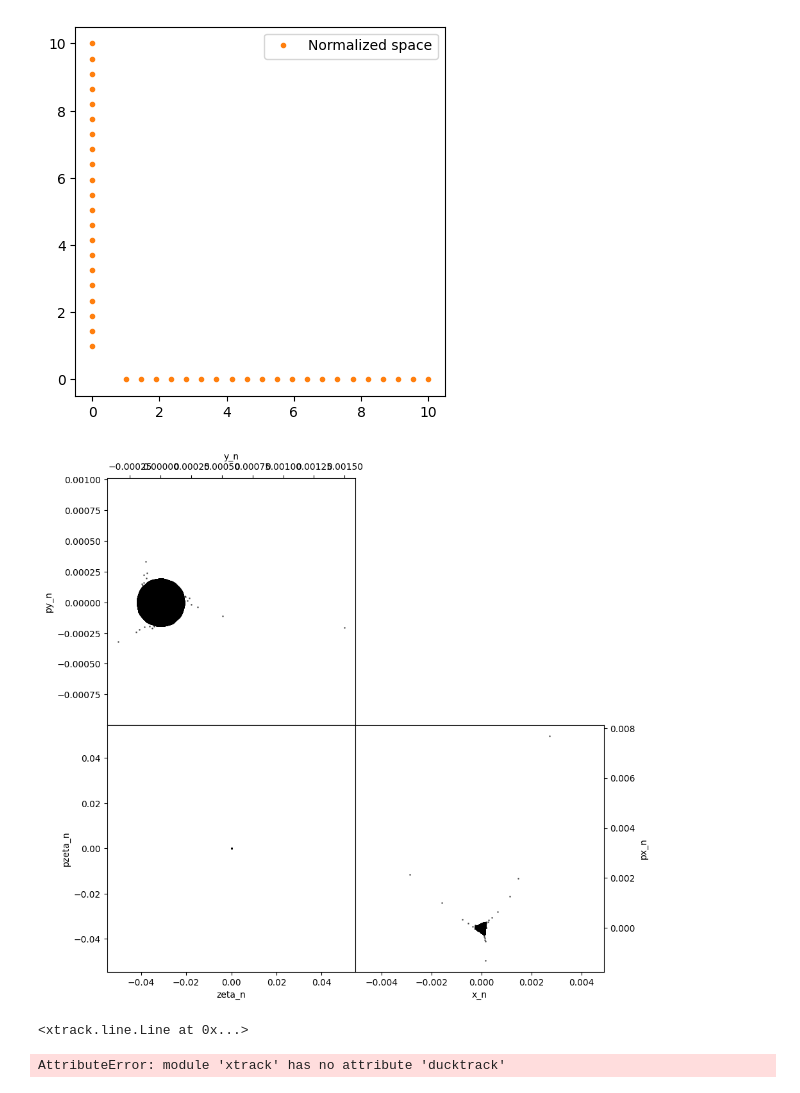
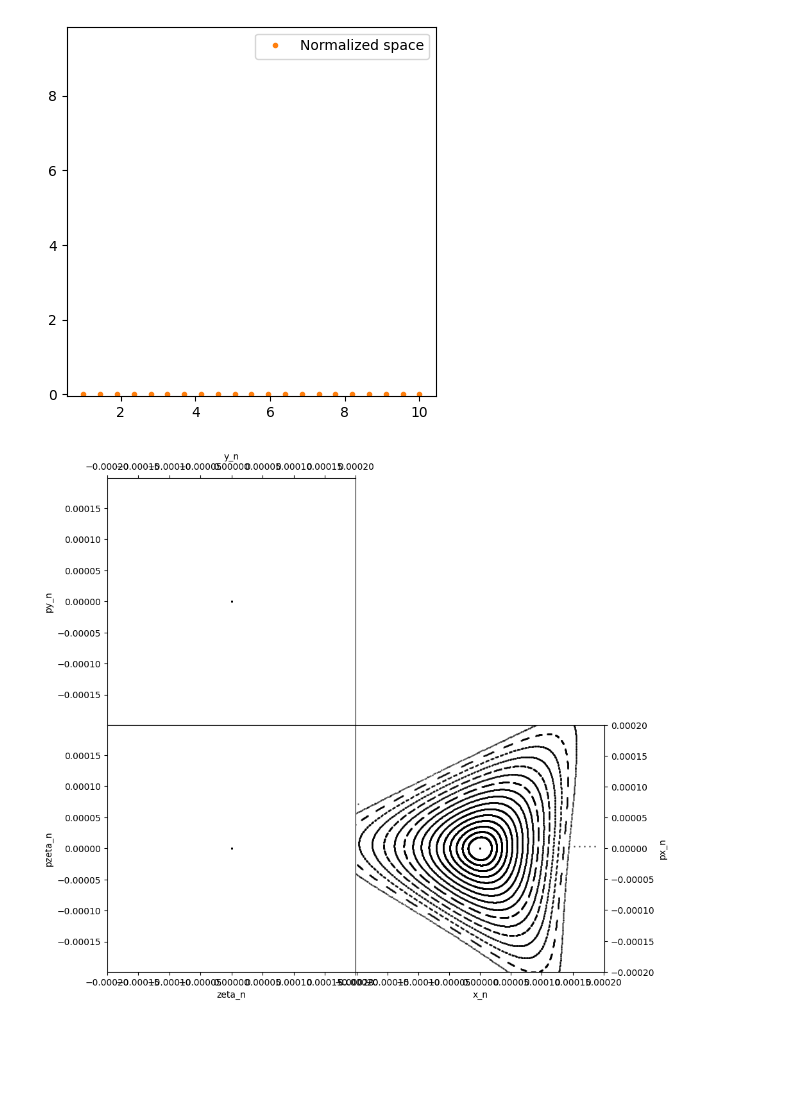
Before and after one commit to pbelange/McMillan, a Jupyter notebook: Machines/racetrack/001_makeLine.ipynb, the cells around one changed output. Saved outputs shown, nothing was run; the diff lists cells and outputs as text; code cells hidden in the pictures; blank space fills up the shorter version.

Commit message:
Tested one-turn map

```diff
--- a/Machines/racetrack/001_makeLine.ipynb
+++ b/Machines/racetrack/001_makeLine.ipynb
@@ -89,7 +89,7 @@ def generate_particles(method       = '4d'):
     # Generating Coord grid
     #=========================================================
     coordinates = phys.polar_grid(  r_sig     = np.linspace(1,10,21),
-                                    theta_sig = [0,np.pi/2],
+                                    theta_sig = [0],
                                     emitt     = [2.5e-6,2.5e-6])
     coordinates.insert(0,'delta',0)
     group_length = len(coordinates)
@@ -122,7 +122,7 @@ plt.legend()
 
 
 particles,coordinates = generate_particles()
-tracked= xPlus.Tracking(tracker, particles, n_turns = 10*1024,method='4D',progress=True)
+tracked= xPlus.Tracking(tracker, particles, n_turns = 1000,method='4D',progress=True)
 
 
 
@@ -132,12 +132,15 @@ fig, axs = plt.subplots(2, 2,figsize=(10,10))
 for plane,ax in zip(['x','y','zeta'],[axs[1,1],axs[0,0],axs[1,0]]):
     plt.sca(ax)
     for ID,part in tracked.df.groupby('particle'):
-        # plt.plot(part[f'{plane}'],part[f'p{plane}'],'o',color='k',alpha=0.5,ms=1,label='Normalized space')
-        plt.plot(part[f'{plane}_n'],part[f'p{plane}_n'],'o',color='k',alpha=0.5,ms=1,label='Normalized space')
+        plt.plot(part[f'{plane}'],part[f'p{plane}'],'o',color='k',alpha=0.5,ms=1,label='Normalized space')
+        # plt.plot(part[f'{plane}_n'],part[f'p{plane}_n'],'o',color='k',alpha=0.5,ms=1,label='Normalized space')
 
     plt.axis('equal')
     plt.xlabel(f'{plane}_n')
     plt.ylabel(f'p{plane}_n')
+
+    plt.xlim([-2e-4,2e-4])
+    plt.ylim([-2e-4,2e-4])
 
 axs[0,1].set_axis_off()
 axs[0,0].xaxis.set_ticks_position('top')
@@ -161,12 +164,4 @@ building '6080b47c53f2440eacee635cbed71d9f' extension
 clang -Wno-unused-result -Wsign-compare -Wunreachable-code -DNDEBUG -fwrapv -O2 -Wall -fPIC -O2 -isystem /Users/pbelanger/ABPLocal/McMillan/Executables/miniconda/include -arch arm64 -fPIC -O2 -isystem ...
 clang -bundle -undefined dynamic_lookup -Wl,-rpath,/Users/pbelanger/ABPLocal/McMillan/Executables/miniconda/lib -L/Users/pbelanger/ABPLocal/McMillan/Executables/miniconda/lib -Wl,-rpath,/Users/pbelang ...
-[figure, old version]
+[figure, new version]
-[figure, old version]
+[figure, new version]
-# %%
-line
-# %% [output]
-<xtrack.line.Line at 0x...>
-# %%
-xt.ducktrack
-# %% [output]
-AttributeError: module 'xtrack' has no attribute 'ducktrack'
```
Also changed, not shown: parts of 34 cells of this notebook, 1 other file.
